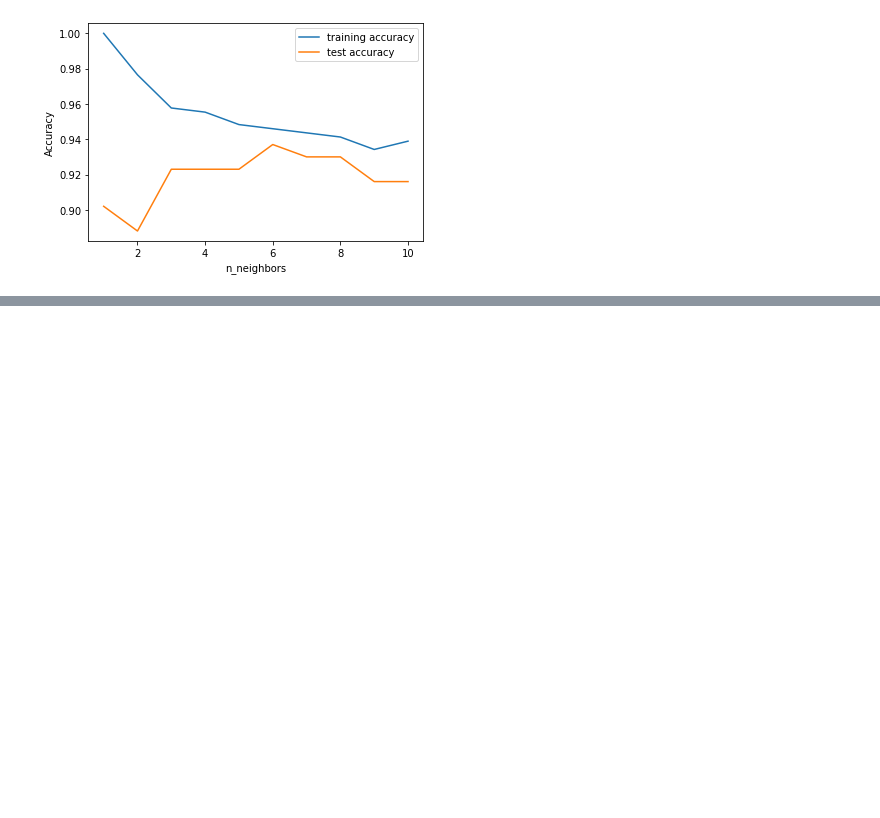
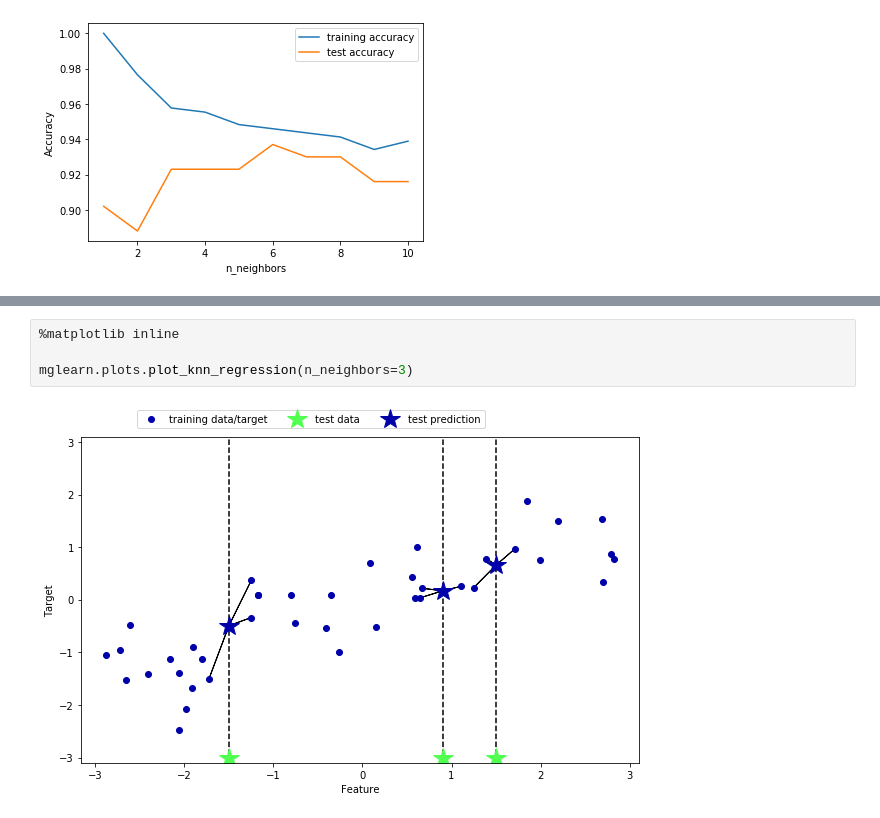
Before and after one commit to jddecarlo/notebooks, a Jupyter notebook: Notebooks/Introduction To Machine Learning With Python/Chapter 2/Supervised Learning.ipynb, the cells around one changed output, grey strips where cells are left out. Cells and saved outputs as stored; diff of their text form; blank space fills up the shorter version.

```diff
--- a/Notebooks/Introduction To Machine Learning With Python/Chapter 2/Supervised Learning.ipynb
+++ b/Notebooks/Introduction To Machine Learning With Python/Chapter 2/Supervised Learning.ipynb
@@ -149,0 +156,6 @@ plt.legend()
+# %%
+%matplotlib inline
+
+mglearn.plots.plot_knn_regression(n_neighbors=3)
+# %% [output]
+[figure, added]
```
Also changed, not shown: parts of 5 cells of this notebook.
